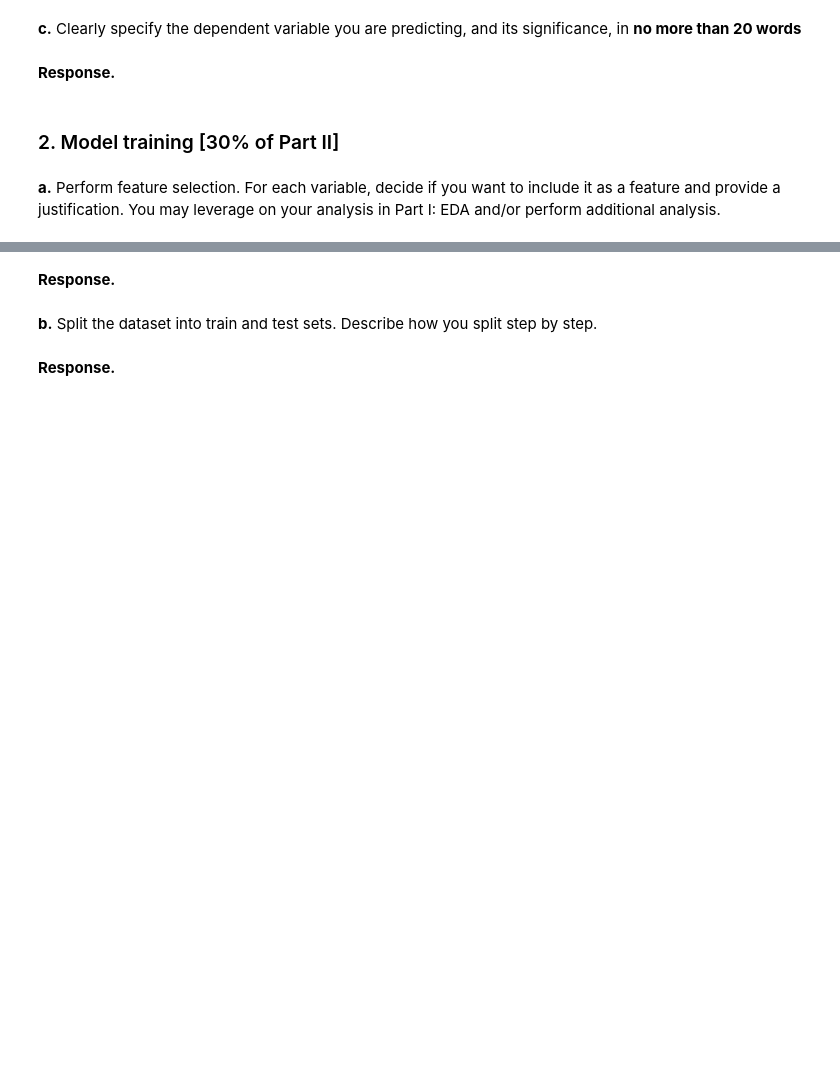
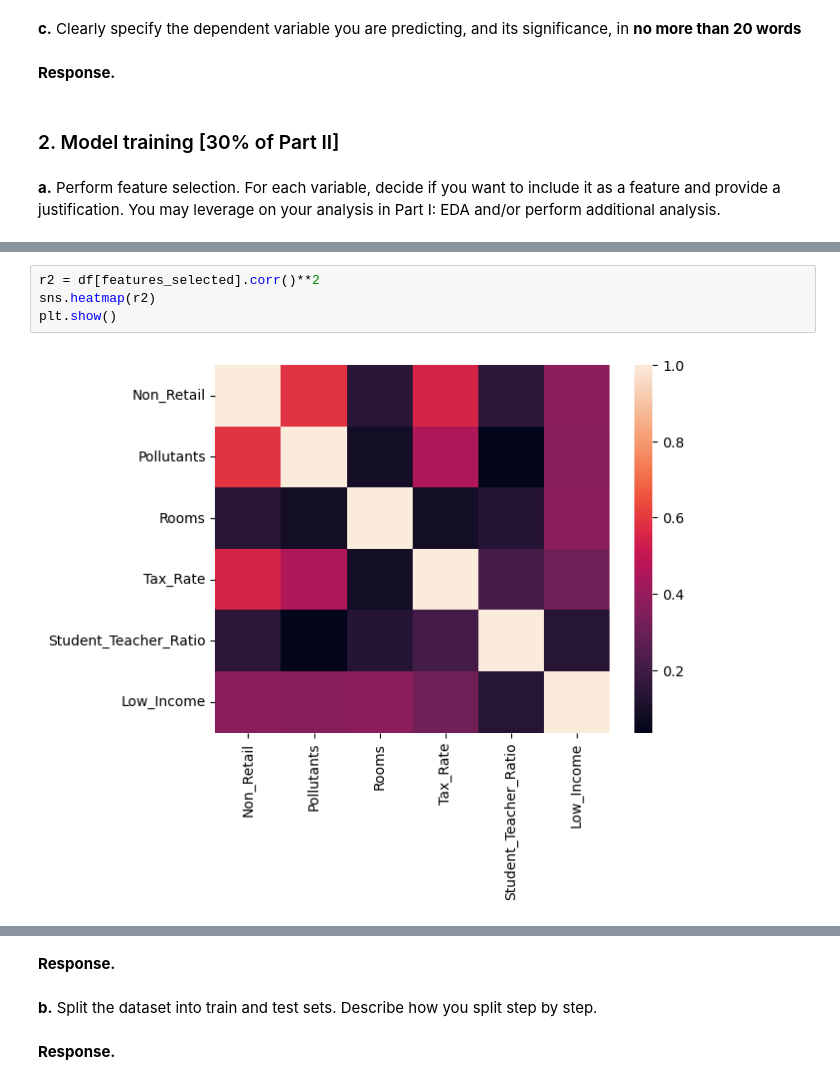
Before and after one commit to miniminhanh/CS105-project, a Jupyter notebook: CS105 Project Submission (Final) 2026.ipynb, the cells around one changed output, grey strips where cells are left out. Cells and saved outputs as stored; diff of their text form; blank space fills up the shorter version.

```diff
--- a/CS105 Project Submission (Final) 2026.ipynb
+++ b/CS105 Project Submission (Final) 2026.ipynb
@@ -630,0 +702,6 @@ plt.show()
+# %%
+r2 = df[features_selected].corr()**2
+sns.heatmap(r2)
+plt.show()
+# %% [output]
+[figure, added]
```
Also changed, not shown: parts of 31 cells of this notebook.
